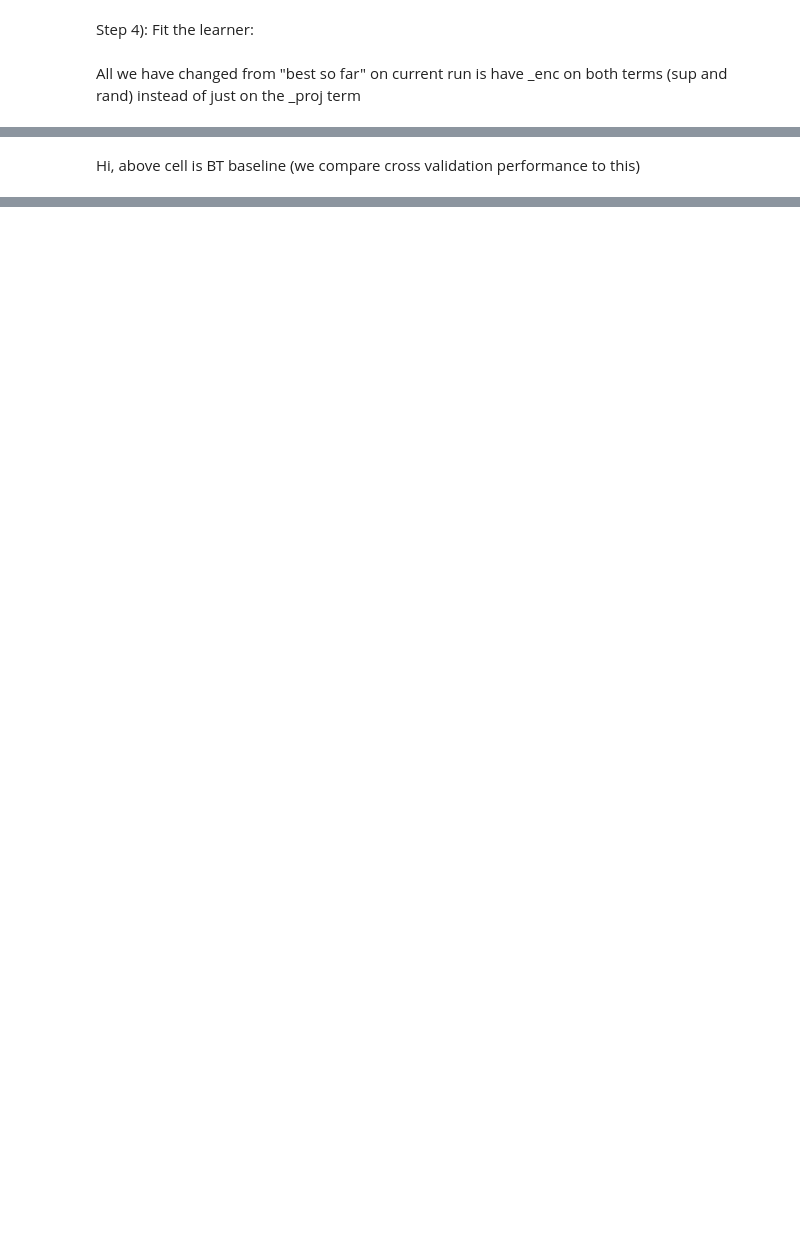
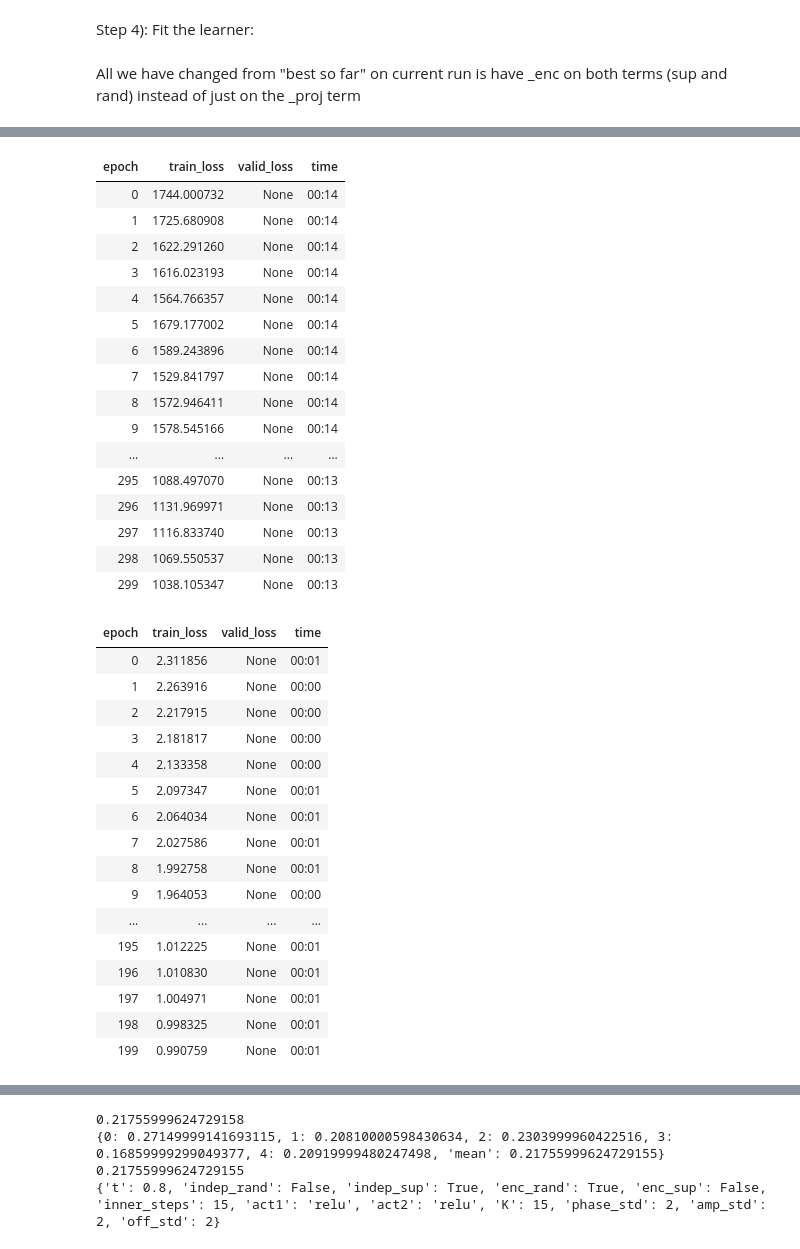
Before and after one commit to hamish-haggerty/AI-hacking, a Jupyter notebook: SSL/MNIST_Val_draft.ipynb, the cells around one changed output, grey strips where cells are left out. Drawn from its saved outputs; the diff is of its cells as text; code cells hidden in the pictures; blank space fills up the shorter version.

Commit message:
Results after a fair bit of search, seed=42

```diff
--- a/SSL/MNIST_Val_draft.ipynb
+++ b/SSL/MNIST_Val_draft.ipynb
@@ -320,7 +384,7 @@ def lf_rbt_enc(pred,seed,I,lmb):
 # %%
 # #Using RBT_enc
 @patch
-def lf(self:BarlowTwins, pred,*yb): return lf_rbt_enc(pred,seed=self.seed,I=self.I,lmb=self.lmb)
+def lf(self:BarlowTwins, pred,*yb): return lf_rbt_enc(pred,I=self.I,lmb=self.lmb,hp=HP)
 # %% [markdown]
 We also patch `before_epoch` so that we are training linear classifier:
 # %% [markdown]
@@ -433,2 +511,15 @@ AssertionError: can only test a child process
+# %%
+def train_rbt(hp):
+
+    @patch
+    def lf(self:BarlowTwins, pred,*yb): return lf_rbt_enc(pred,I=self.I,lmb=self.lmb,hp=hp) #pass them to loss function
+
+    #train
+    fastai_encoder = create_fastai_encoder(xresnet18(),pretrained=False,n_in=n_in)
+    model = create_p3barlow_twins_model(fastai_encoder, hidden_size=ps,projection_size=ps,nlayers=3)
+    learn = Learner(dls_train,model, cbs=[BarlowTwins(aug_pipelines,n_in=n_in,lmb=1/ps,print_augs=False)])
+    learn.fit(n_epochs)
+
+    return fastai_encoder
 # %%
 #Tune run for given hps
@@ -555,2 +547,0 @@ acc_dict
-# %% [markdown]
-Hi, above cell is BT baseline (we compare cross validation performance to this)
@@ -567,0 +548,46 @@ Hi, above cell is BT baseline (we compare cross validation performance to this)
+# %%
+result={} #store the hp dict in here and the acc_dict results for the given hp
+for i in range(1):
+    hp = sample_hp() #sample hps
+    fastai_encoder = train_rbt(hp) #train encoder
+    acc_dict = tune_valid(fastai_encoder) #train head and evaluate
+    result[i] = {'hp':hp,'acc_dict':acc_dict} #so we are looking for the hp that has highest mean value for acc_dict
+    print(result[i]['acc_dict'])
+    print(result[i]['acc_dict']['mean'])
+    print(result[i]['hp'])
+    print('\n')
+# %% [output]
+| epoch | train_loss | valid_loss | time |
+| 0 | 1744.000732 | None | 00:14 |
+| 1 | 1725.680908 | None | 00:14 |
+| 2 | 1622.291260 | None | 00:14 |
+| 3 | 1616.023193 | None | 00:14 |
+| 4 | 1564.766357 | None | 00:14 |
+| 5 | 1679.177002 | None | 00:14 |
+| 6 | 1589.243896 | None | 00:14 |
+| 7 | 1529.841797 | None | 00:14 |
+| 8 | 1572.946411 | None | 00:14 |
+| 9 | 1578.545166 | None | 00:14 |
+| ... | ... | ... | ... |
+| 295 | 1088.497070 | None | 00:13 |
+| 296 | 1131.969971 | None | 00:13 |
+| 297 | 1116.833740 | None | 00:13 |
+| 298 | 1069.550537 | None | 00:13 |
+| 299 | 1038.105347 | None | 00:13 |
+| epoch | train_loss | valid_loss | time |
+| 0 | 2.311856 | None | 00:01 |
+| 1 | 2.263916 | None | 00:00 |
+| 2 | 2.217915 | None | 00:00 |
+| 3 | 2.181817 | None | 00:00 |
+| 4 | 2.133358 | None | 00:00 |
+| 5 | 2.097347 | None | 00:01 |
+| 6 | 2.064034 | None | 00:01 |
+| 7 | 2.027586 | None | 00:01 |
+| 8 | 1.992758 | None | 00:01 |
+| 9 | 1.964053 | None | 00:00 |
+| ... | ... | ... | ... |
+| 195 | 1.012225 | None | 00:01 |
+| 196 | 1.010830 | None | 00:01 |
+| 197 | 1.004971 | None | 00:01 |
+| 198 | 0.998325 | None | 00:01 |
+| 199 | 0.990759 | None | 00:01 |
@@ -567,0 +662,4 @@ Hi, above cell is BT baseline (we compare cross validation performance to this)
+0.21755999624729158
+{0: 0.27149999141693115, 1: 0.20810000598430634, 2: 0.2303999960422516, 3: 0.16859999299049377, 4: 0.20919999480247498, 'mean': 0.21755999624729155}
+0.21755999624729155
+{'t': 0.8, 'indep_rand': False, 'indep_sup': True, 'enc_rand': True, 'enc_sup': False, 'inner_steps': 15, 'act1': 'relu', 'act2': 'relu', 'K': 15, 'phase_std': 2, 'amp_std': 2, 'off_std': 2}
```
Also changed, not shown: parts of 15 cells of this notebook.
